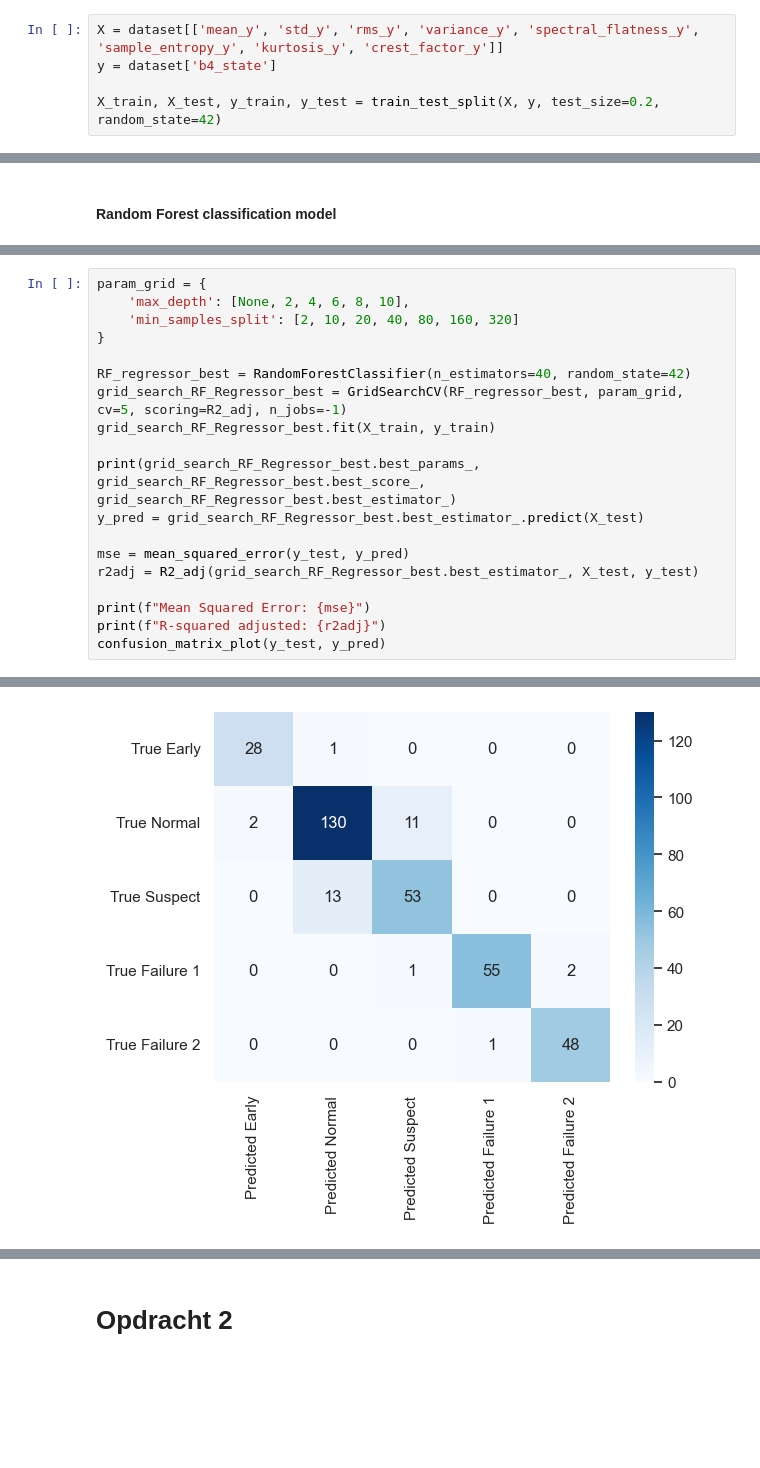
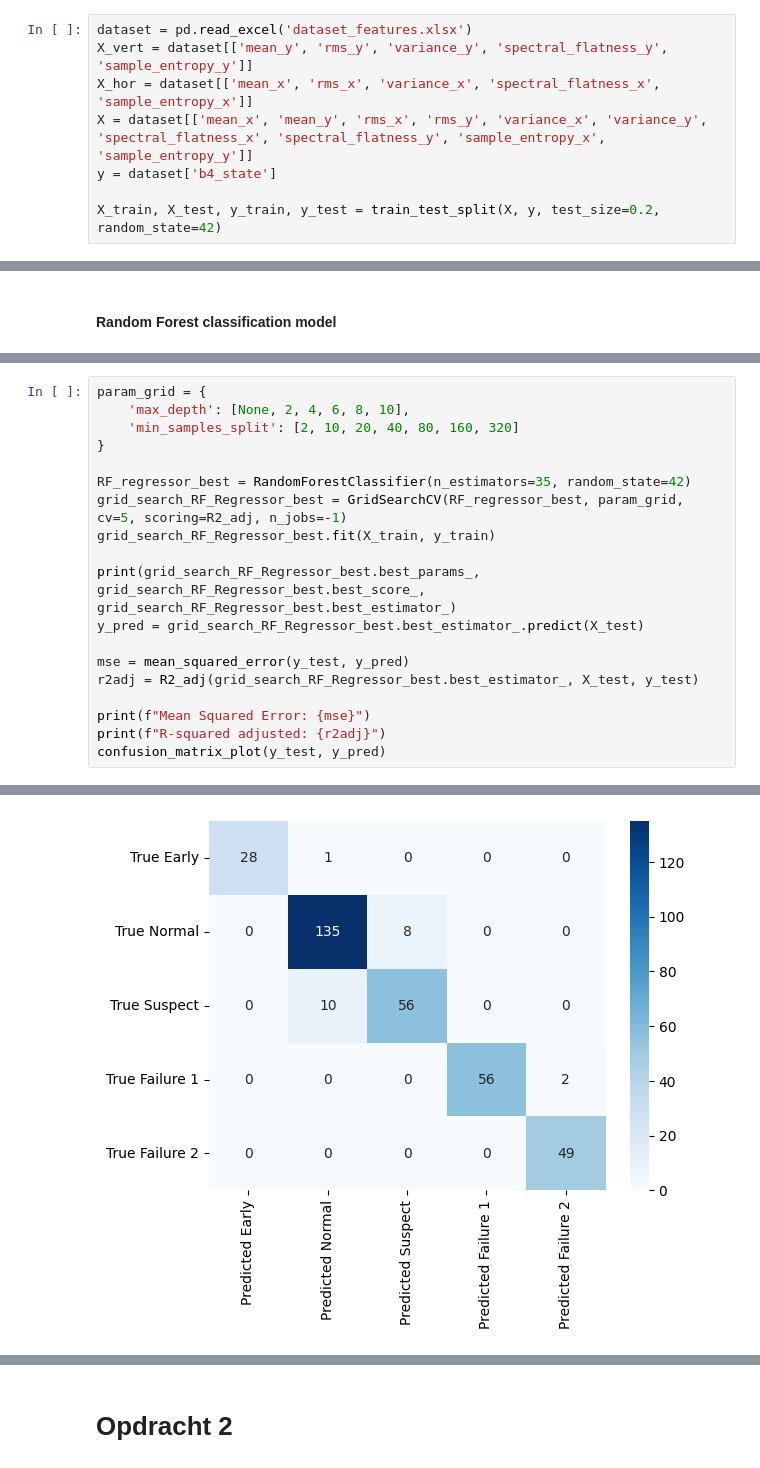
Before and after one commit to luukhfontys/Datascience-eindopdracht, a Jupyter notebook: DS Eindopdracht.ipynb, the cells around one changed output, grey strips where cells are left out. Cells and saved outputs as stored; diff of their text form; blank space fills up the shorter version.

```diff
--- a/DS Eindopdracht.ipynb
+++ b/DS Eindopdracht.ipynb
@@ -325,7 +329,10 @@ En de acceleration data van de samples in dataset zitten gemiddeld vrij dicht op
 # %% [markdown]
 ### (1)
 # %%
-X = dataset[['mean_y', 'std_y', 'rms_y', 'variance_y', 'spectral_flatness_y', 'sample_entropy_y', 'kurtosis_y', 'crest_factor_y']]
+dataset = pd.read_excel('dataset_features.xlsx')
+X_vert = dataset[['mean_y', 'rms_y', 'variance_y', 'spectral_flatness_y', 'sample_entropy_y']]
+X_hor = dataset[['mean_x', 'rms_x', 'variance_x', 'spectral_flatness_x', 'sample_entropy_x']]
+X = dataset[['mean_x', 'mean_y', 'rms_x', 'rms_y', 'variance_x', 'variance_y', 'spectral_flatness_x', 'spectral_flatness_y', 'sample_entropy_x', 'sample_entropy_y']]
 y = dataset['b4_state']
 
 X_train, X_test, y_train, y_test = train_test_split(X, y, test_size=0.2, random_state=42)
@@ -397,7 +404,7 @@ param_grid = {
     'min_samples_split': [2, 10, 20, 40, 80, 160, 320]
 }
 
-RF_regressor_best = RandomForestClassifier(n_estimators=40, random_state=42)
+RF_regressor_best = RandomForestClassifier(n_estimators=35, random_state=42)
 grid_search_RF_Regressor_best = GridSearchCV(RF_regressor_best, param_grid, cv=5, scoring=R2_adj, n_jobs=-1)
 grid_search_RF_Regressor_best.fit(X_train, y_train)
 
@@ -417,2 +424,2 @@ R-squared adjusted: 0.9374163074008752
-[figure, old version]
+[figure, new version]
 # %% [markdown]
```
Also changed, not shown: parts of 14 cells of this notebook, 1 other file.
